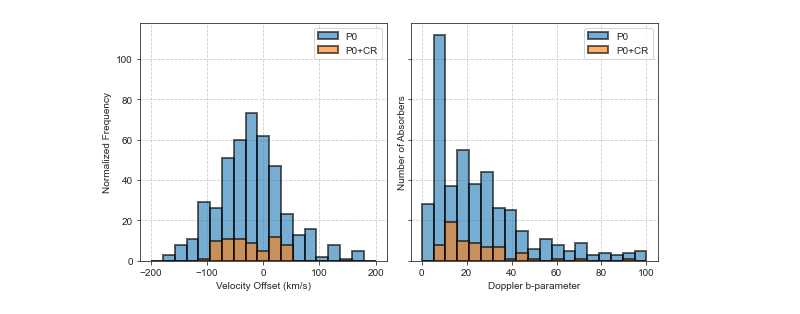
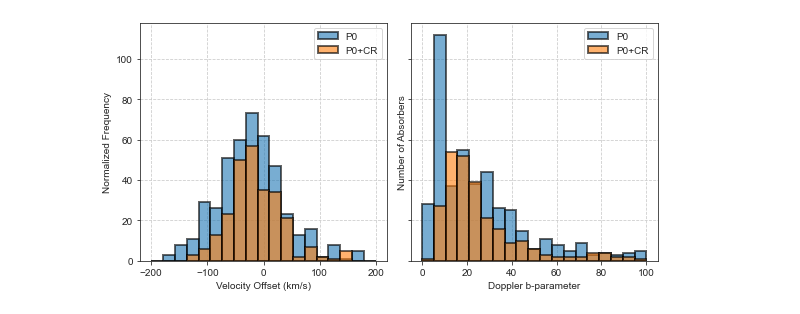
Before and after one commit to ibutsky/synthetic_spectra, a Jupyter notebook: scripts/plotting/plots.ipynb, the cells around one changed output. Drawn from its saved outputs; the diff is of its cells as text; code cells hidden in the pictures.

```diff
--- a/scripts/plotting/plots.ipynb
+++ b/scripts/plotting/plots.ipynb
@@ -25,49 +25,50 @@ sns.set_style("ticks",{'axes.grid': True, "ytick.major.size": 0.1,
                 'grid.linestyle': '--'
             })
 # %%
+ion = None
 vel = pt.load_data(['vel'])
-vel_p0 = pt.load_data(['vel'], model = 'P0')
-vel_cr = pt.load_data(['vel'], model = 'P0_agncr')
+vel_p0 = pt.load_data(['vel'], model = 'P0', ion = ion)
+vel_cr = pt.load_data(['vel'], model = 'P0_agncr', ion = ion)
 
 vel = vel[vel > -1000]
 vel_p0 = vel_p0[vel_p0 > -1000]
 vel_cr = vel_cr[vel_cr > -1000]
 
 bval = pt.load_data(['bval'])
-bval_p0 = pt.load_data(['bval'], model = 'P0')
-bval_cr = pt.load_data(['bval'], model = 'P0_agncr')
+bval_p0 = pt.load_data(['bval'], model = 'P0', ion = ion)
+bval_cr = pt.load_data(['bval'], model = 'P0_agncr', ion = ion)
 
 bval = bval[bval > -1000]
 bval_p0 = bval_p0[bval_p0 > -1000]
 bval_cr = bval_cr[bval_cr > -1000]
 
 
 fig, ax = plt.subplots(nrows =1, ncols =2, figsize =(8, 4), sharey = True, sharex= False)
 lw = 2
 ht = 'stepfilled'
 ht = 'bar'
 dens = False
 nbin = np.linspace(-200, 200, 20)
 ec = 'black'
 alpha = 0.6
 
 ax[0].hist(vel_p0,  bins = nbin, linewidth = lw, histtype = ht, density = dens, label= 'P0', edgecolor = ec, alpha = alpha)
 ax[0].hist(vel_cr, bins = nbin, linewidth = lw, histtype = ht, density = dens, label= 'P0+CR', edgecolor = ec, alpha = alpha)
 ax[0].legend()
 ax[0].set_ylabel('Normalized Frequency')
 ax[0].set_xlabel('Velocity Offset (km/s)')
 
 nbin = np.linspace(0, 100, 20)
 ax[1].hist(bval_p0,  bins = nbin, linewidth = lw, histtype = ht, density = dens, label= 'P0', edgecolor = ec, alpha = alpha)
 ax[1].hist(bval_cr, bins = nbin, linewidth = lw, histtype = ht, density = dens, label= 'P0+CR', edgecolor = ec, alpha = alpha)
 ax[1].legend()
 ax[1].set_ylabel('Number of Absorbers')
 ax[1].set_xlabel('Doppler b-parameter')
 
 fig.tight_layout()
 plt.savefig('../../plots/vel_bval_histogram.png', dpi = 300)
 # %% [output]
-[figure, old version]
+[figure, new version]
 # %%
 ion_list = ['H I', 'C II', 'C III', 'Si II', 'Si III', 'O VI']
 #ion_list = ['H I', 'O VI', 'N V']
```
Also changed, not shown: parts of 3 cells of this notebook, 9 other files.
